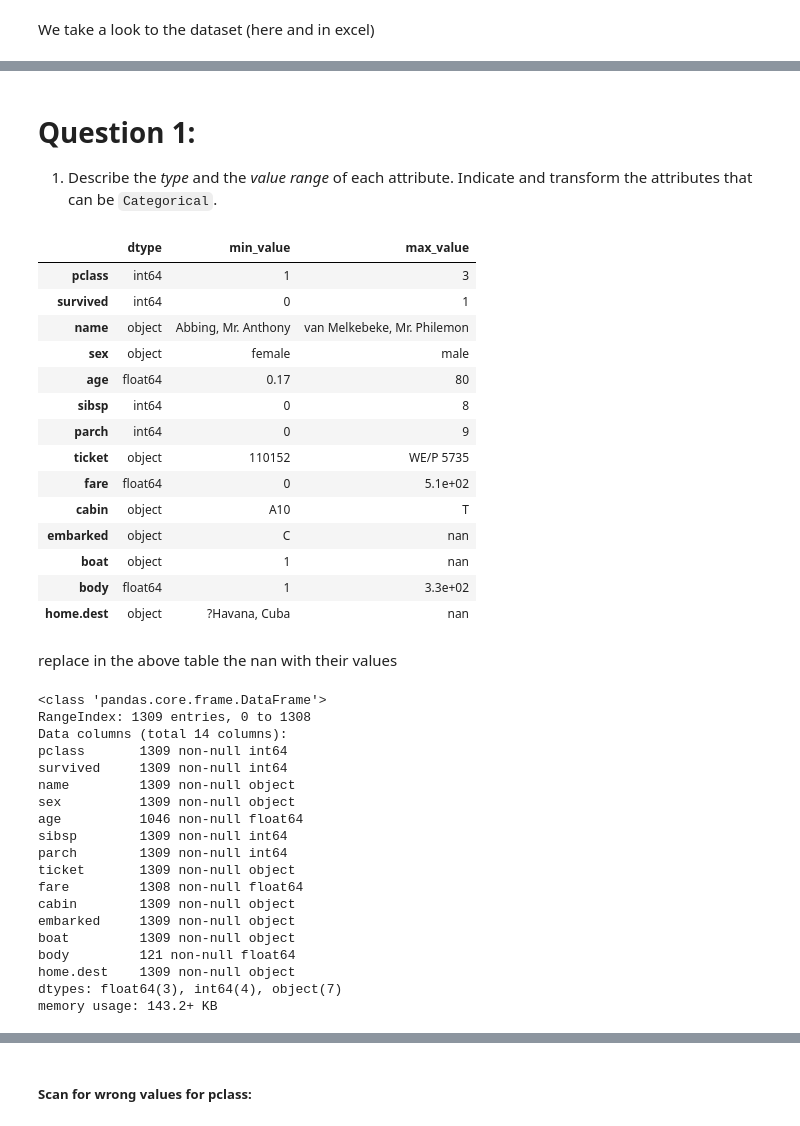
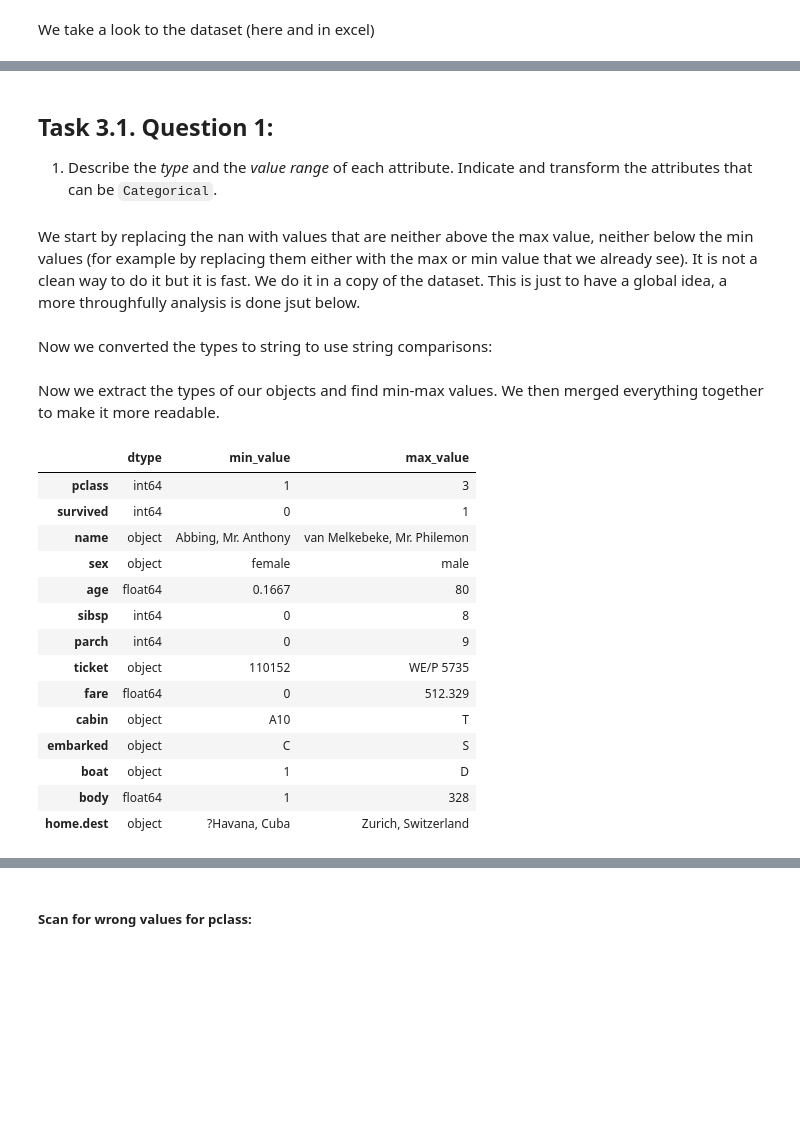
Before and after one commit to LucaZampieri/ADA_homework_LMX, a Jupyter notebook: 01_Pandas and Data Wrangling/task123-Titanic.ipynb, the cells around one changed output, grey strips where cells are left out. Drawn from its saved outputs; the diff is of its cells as text; code cells hidden in the pictures; blank space fills up the shorter version.

```diff
--- a/01_Pandas and Data Wrangling/task123-Titanic.ipynb
+++ b/01_Pandas and Data Wrangling/task123-Titanic.ipynb
@@ -1017,10 +84,8 @@ For each of the following questions state clearly your assumptions and discuss y
 We take a look to the dataset (here and in excel)
 # %%
 # Import Titanic data
-data_file ='Data/titanic.xls'
-frame = pd.DataFrame()
-data1 = pd.read_excel(data_file)
-data = data1.copy()
+data_file =DATA_FOLDER +'/titanic.xls'
+data = pd.read_excel(data_file)
 ori_data = data.copy()
 data.head(5)
 # %% [output]
@@ -1033,3 +98,14 @@ data.head(5)
 # %% [markdown]
-# Question 1:
+## Task 3.1. Question 1:
 1. Describe the *type* and the *value range* of each attribute. Indicate and transform the attributes that can be `Categorical`.
+# %% [markdown]
+We start by replacing the nan with values that are neither above the max value, neither below the min values (for example by replacing them either with the max or min value that we already see).
+It is not a clean way to do it but it is fast. We do it in a copy of the dataset. This is just to have a global idea, a more throughfully analysis is done jsut below.
+# %%
+data['cabin'] = data['cabin'].fillna("M") #not the right way, but will enable us to see the max easily
+data['embarked'] = data['embarked'].fillna("C") #not the right way, but will enable us to see the max easily
+
+data['boat'] = data['boat'].fillna("1") #not the right way, but will enable us to see the max easily
+data['home.dest'] = data['home.dest'].fillna("?z") #not the right way, but will enable us to see the max easily
+# %% [markdown]
+Now we converted the types to string to use string comparisons:
@@ -1036,68 +118,29 @@ data.head(5)
+# %% [markdown]
+Now we extract the types of our objects and find min-max values. We then merged everything together to make it more readable.
 # %%
-
-data = data1.copy()
-data['cabin'] = data['cabin'].fillna("M") #not the right way, but will enable us to fin
-data['ticket']    = data['ticket'].astype('str')
-data['home.dest'] = data['home.dest'].astype('str')
-data['cabin']     = data['cabin'].astype('str')
-data['boat']     = data['boat'].astype('str')
-data['embarked']     = data['embarked'].astype('str')
-
-data.pclass.min()
-data.pclass.max()
-data.dtypes
-
 description = pd.DataFrame(data.dtypes.copy())
 min_data = pd.DataFrame(data.min())
 max_data = pd.DataFrame(data.max())
 
 description.columns=['dtype']
 min_data.columns=['min_value']
 max_data.columns=['max_value']
-tot=description.merge(min_data, left_index=True, right_index=True, how='outer')
-tot=description.merge(max_data, left_index=True, right_index=True, how='outer')
-description
-toti = pd.concat([description,min_data,max_data],axis=1)
-toti
-#data.describe()
+tot=description.merge(min_data, left_index=True, right_index=True, how='outer')\
+                .merge(max_data, left_index=True, right_index=True, how='outer')
+pd.concat([description,min_data,max_data],axis=1)
 # %% [output]
 |  | dtype | min_value | max_value |
 | pclass | int64 | 1 | 3 |
 | survived | int64 | 0 | 1 |
 | name | object | Abbing, Mr. Anthony | van Melkebeke, Mr. Philemon |
 | sex | object | female | male |
-| age | float64 | 0.17 | 80 |
+| age | float64 | 0.1667 | 80 |
 | sibsp | int64 | 0 | 8 |
 | parch | int64 | 0 | 9 |
 | ticket | object | 110152 | WE/P 5735 |
-| fare | float64 | 0 | 5.1e+02 |
+| fare | float64 | 0 | 512.329 |
 | cabin | object | A10 | T |
-| embarked | object | C | nan |
-| boat | object | 1 | nan |
-| body | float64 | 1 | 3.3e+02 |
-| home.dest | object | ?Havana, Cuba | nan |
+| embarked | object | C | S |
+| boat | object | 1 | D |
+| body | float64 | 1 | 328 |
+| home.dest | object | ?Havana, Cuba | Zurich, Switzerland |
-# %% [markdown]
-replace in the above table the nan with their values
-# %%
-data.count(axis=0)
-data.info()
-# %% [output]
-<class 'pandas.core.frame.DataFrame'>
-RangeIndex: 1309 entries, 0 to 1308
-Data columns (total 14 columns):
-pclass       1309 non-null int64
-survived     1309 non-null int64
-name         1309 non-null object
-sex          1309 non-null object
-age          1046 non-null float64
-sibsp        1309 non-null int64
-parch        1309 non-null int64
-ticket       1309 non-null object
-fare         1308 non-null float64
-cabin        1309 non-null object
-embarked     1309 non-null object
-boat         1309 non-null object
-body         121 non-null float64
-home.dest    1309 non-null object
-dtypes: float64(3), int64(4), object(7)
-memory usage: 143.2+ KB
```
Also changed, not shown: parts of 118 cells of this notebook.
